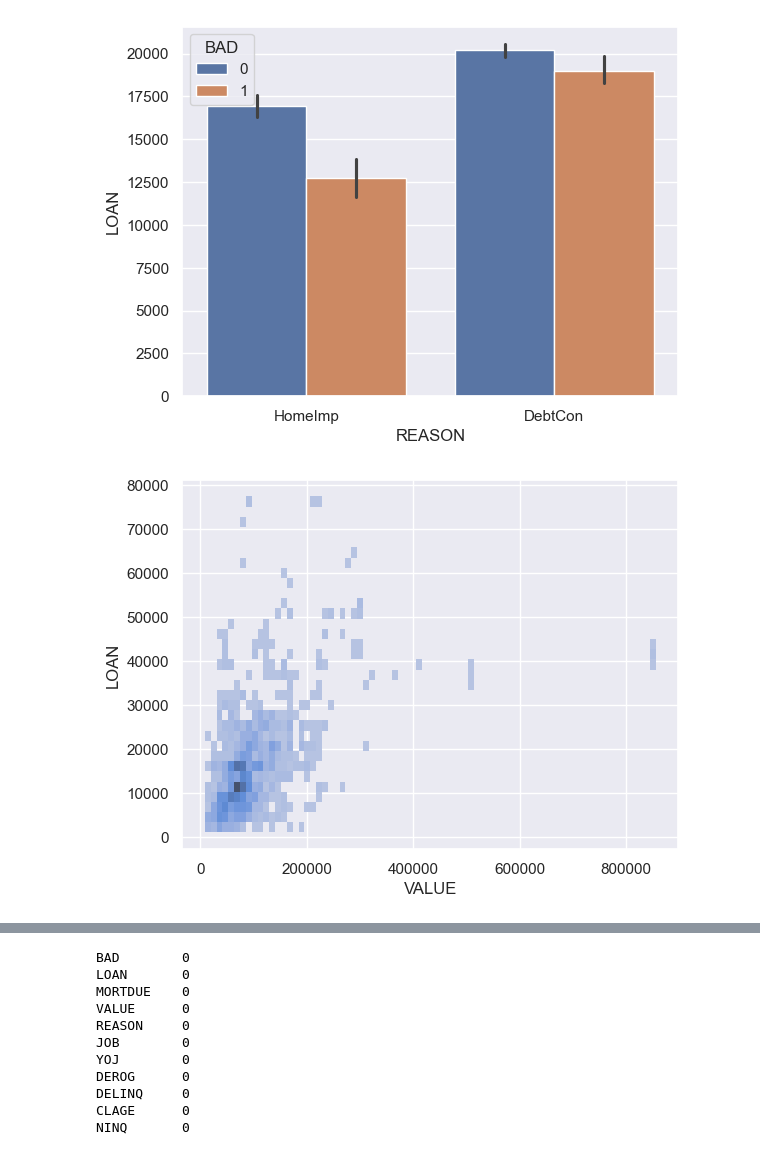
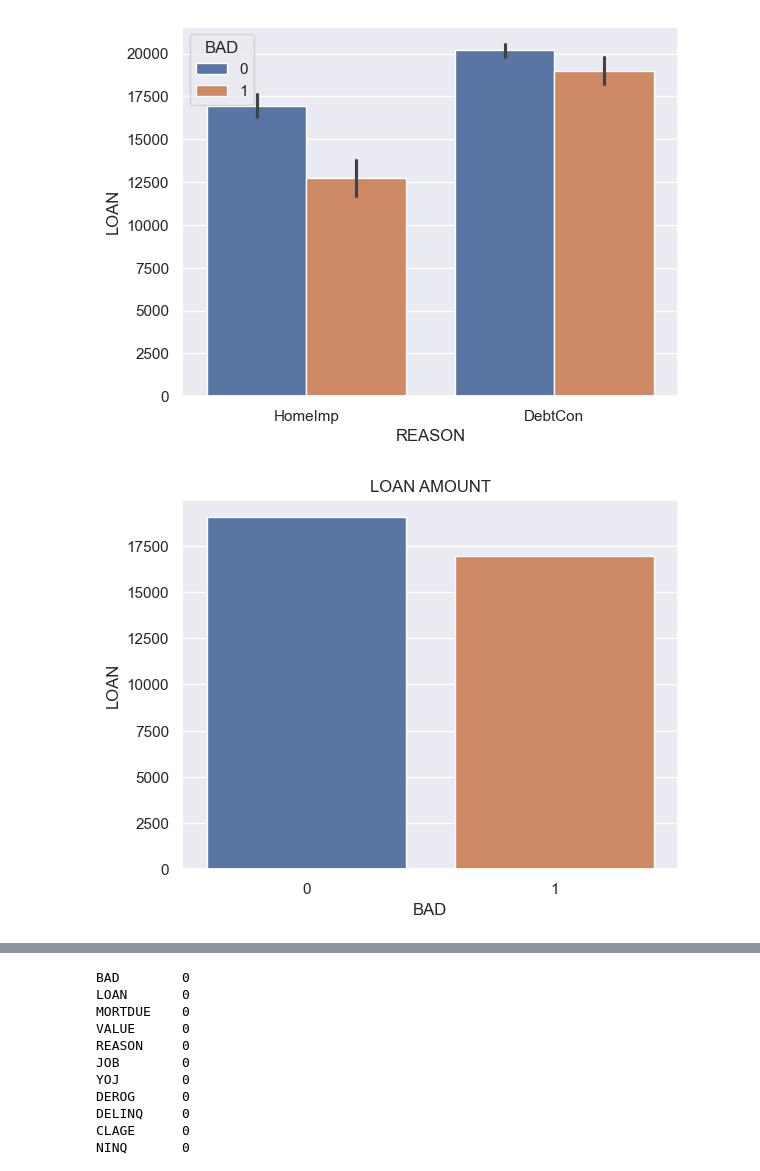
Before and after one commit to SmogJ/3MTT_Project_Loan_Default_Predicton, a Jupyter notebook: hmeq_loan_default_prediction.ipynb, the cells around one changed output, grey strips where cells are left out. Cells and saved outputs as stored; diff of their text form; code cells hidden in the pictures.

```diff
--- a/hmeq_loan_default_prediction.ipynb
+++ b/hmeq_loan_default_prediction.ipynb
@@ -107,5 +124,7 @@ repay= df[df.BAD == 0]
 # %%
-dist_plot= sns.histplot(default, x="VALUE", y="LOAN")
-# delinq_count.savefig("delinq.png")
+loan_amount= sns.barplot(df, y="LOAN", x="BAD", hue="BAD", errorbar=None, legend=False)
+plt.title("LOAN AMOUNT")
+loan_fig = loan_amount.get_figure()
+loan_fig.savefig("./plots/loan_amount.png")
 # %% [output]
-[figure, old version]
+[figure, new version]
```
Also changed, not shown: parts of 27 cells of this notebook, 11 other files.
